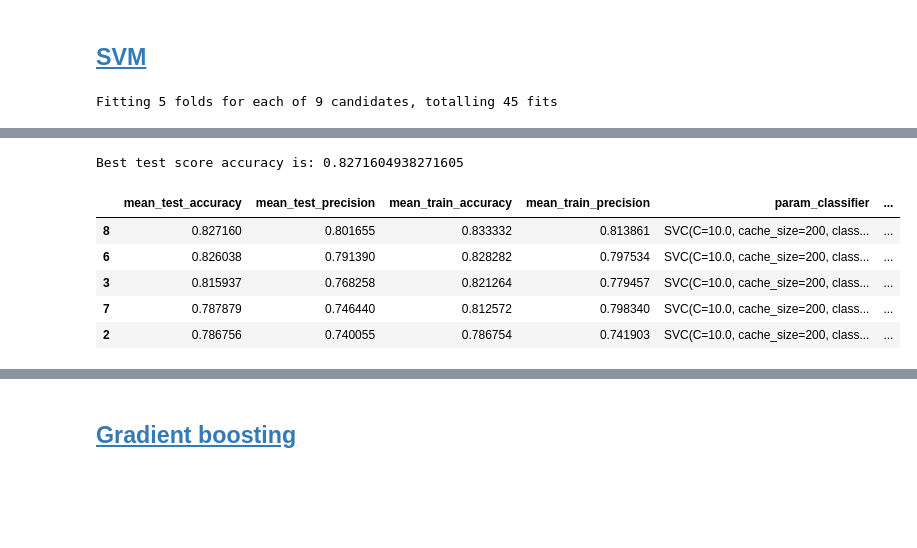
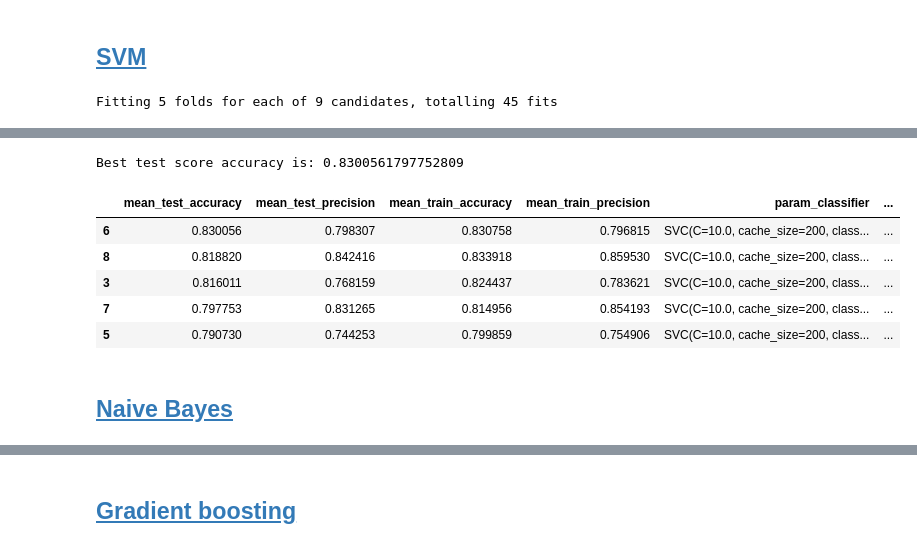
Before and after one commit to ksaaskil/machine-learning-examples, a Jupyter notebook: classification/Kaggle_Titanic_kernel.ipynb, the cells around one changed output, grey strips where cells are left out. Saved outputs shown, nothing was run; the diff lists cells and outputs as text; code cells hidden in the pictures; blank space fills up the shorter version.

Commit message:
Add voting classifier.

```diff
--- a/classification/Kaggle_Titanic_kernel.ipynb
+++ b/classification/Kaggle_Titanic_kernel.ipynb
@@ -79,6 +82,8 @@ As there are lots of data exploration kernels out there, I will skip any further
 # %% [markdown]
 First we split the dataset into features and labels and give them common names `X_train` and `y_train`. Note that these are still dataframes, conversion to NumPy is done just before the prediction algorithms.
 # %%
+from sklearn.model_selection import train_test_split
+
 def drop_unused_columns(df):
     return df.drop(['PassengerId', 'Cabin', 'Ticket', 'Embarked'], axis=1)
 
@@ -89,8 +94,9 @@ def to_features_and_labels(df):
     return X, y
 
 # Assume that PassengerId and Name do not matter
-X_train, y_train = to_features_and_labels(train)
+X_train_val, y_train_val = to_features_and_labels(train) # All data with labels, to be split into train and val
 X_test = drop_unused_columns(test)
+X_train, X_val, y_train, y_val = train_test_split(X_train_val, y_train_val, test_size=0.20, random_state=42)
 X_train.head()
 # %% [output]
 |  | Pclass | Name | Sex | Age | SibSp | Parch | Fare |
@@ -413,7 +421,7 @@ Best test score accuracy is: 0.8215488215488216
 param_grid = [
     {
         'preprocessing__truncate_titles__n_values_to_keep': [5],
-        'classifier': [ SVC(random_state=42) ],
+        'classifier': [ SVC(random_state=42, probability=True) ], # Probability to use in voting later
         'classifier__C': np.logspace(-1, 1, 3),
         'classifier__kernel': ['linear', 'poly', 'rbf']
     }
@@ -429,7 +437,9 @@ Fitting 5 folds for each of 9 candidates, totalling 45 fits
-Best test score accuracy is: 0.8271604938271605
+Best test score accuracy is: 0.8300561797752809
 |  | mean_test_accuracy | mean_test_precision | mean_train_accuracy | mean_train_precision | param_classifier | ... |
-| 8 | 0.827160 | 0.801655 | 0.833332 | 0.813861 | SVC(C=10.0, cache_size=200, class... | ... |
-| 6 | 0.826038 | 0.791390 | 0.828282 | 0.797534 | SVC(C=10.0, cache_size=200, class... | ... |
-| 3 | 0.815937 | 0.768258 | 0.821264 | 0.779457 | SVC(C=10.0, cache_size=200, class... | ... |
-| 7 | 0.787879 | 0.746440 | 0.812572 | 0.798340 | SVC(C=10.0, cache_size=200, class... | ... |
-| 2 | 0.786756 | 0.740055 | 0.786754 | 0.741903 | SVC(C=10.0, cache_size=200, class... | ... |
+| 6 | 0.830056 | 0.798307 | 0.830758 | 0.796815 | SVC(C=10.0, cache_size=200, class... | ... |
+| 8 | 0.818820 | 0.842416 | 0.833918 | 0.859530 | SVC(C=10.0, cache_size=200, class... | ... |
+| 3 | 0.816011 | 0.768159 | 0.824437 | 0.783621 | SVC(C=10.0, cache_size=200, class... | ... |
+| 7 | 0.797753 | 0.831265 | 0.814956 | 0.854193 | SVC(C=10.0, cache_size=200, class... | ... |
+| 5 | 0.790730 | 0.744253 | 0.799859 | 0.754906 | SVC(C=10.0, cache_size=200, class... | ... |
+# %% [markdown]
+## [Naive Bayes](http://scikit-learn.org/stable/modules/generated/sklearn.naive_bayes.GaussianNB.html#sklearn.naive_bayes.GaussianNB)
```
Also changed, not shown: parts of 26 cells of this notebook, 1 other file.
